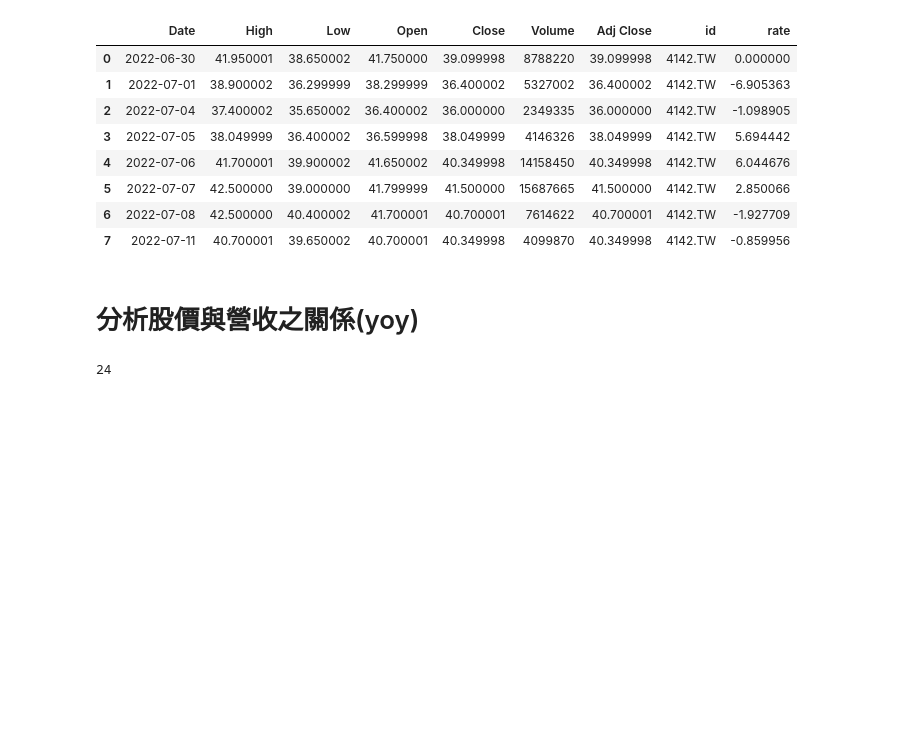
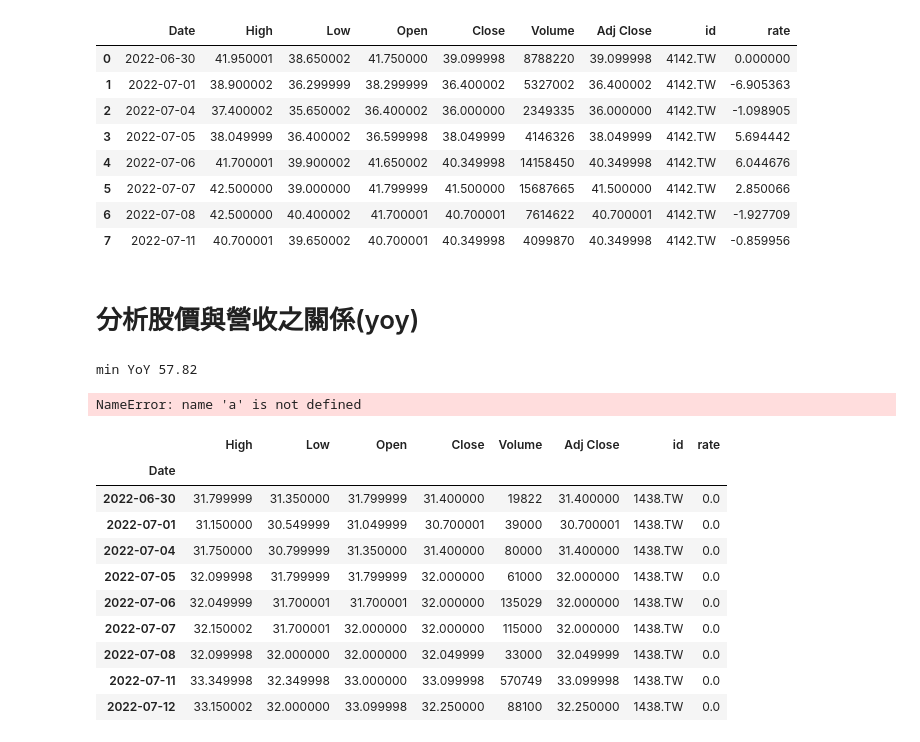
Before and after one commit to samwang1228/stock, a Jupyter notebook: 紹丞/爬蟲/財報/All_stock_MOM.ipynb, the cells around one changed output. Cells and saved outputs as stored; diff of their text form; code cells hidden in the pictures; blank space fills up the shorter version.

```diff
--- a/紹丞/爬蟲/財報/All_stock_MOM.ipynb
+++ b/紹丞/爬蟲/財報/All_stock_MOM.ipynb
@@ -131,6 +131,7 @@ for i in range(99):
 # label data
 for i in range(99):
     df[i]['id']=a[i]
+    df[i]['rate']=0.0 #新增欄位要先初始化且value決定type
 # %%
 for i in range(99):
 
@@ -305,6 +306,42 @@ test[1]
 # %% [markdown]
 # 分析股價與營收之關係(yoy)
 # %%
-len(a)
+yoyrate=res.copy()
+minYoY=yoyrate['去年同月增減(%)'].nlargest(100).min()
+print('min YoY',minYoY)
+yoyfilter=yoyrate['去年同月增減(%)']>minYoY
+yoyrate=yoyrate[yoyfilter]
+yoyrate=yoyrate.sort_values(['去年同月增減(%)'],ascending=False)
+tempYoY=yoyrate.set_index('公司代號')
+
+aYoY=[]
+for i in range(99):
+    aYoY.append(tempYoY.index[i]+'.TW')
+start = datetime.datetime(2022,6,30) #from datatime
+df=[]
+for i in range(99):
+    df.append(pdr.DataReader(aYoY[i], 'yahoo', start=start))
 # %% [output]
-24
+min YoY 57.82
+NameError: name 'a' is not defined
+# %%
+for i in range(99):
+    df[i].drop(columns=['rate'])
+# %%
+# label data
+for i in range(99):
+    df[i]['id']=aYoY[i]
+    df[i]['rate']=0.0 #新增欄位要先初始化
+df[0]
+# %% [output]
+|  | High | Low | Open | Close | Volume | Adj Close | id | rate |
+| Date |  |  |  |  |  |  |  |  |
+| 2022-06-30 | 31.799999 | 31.350000 | 31.799999 | 31.400000 | 19822 | 31.400000 | 1438.TW | 0.0 |
+| 2022-07-01 | 31.150000 | 30.549999 | 31.049999 | 30.700001 | 39000 | 30.700001 | 1438.TW | 0.0 |
+| 2022-07-04 | 31.750000 | 30.799999 | 31.350000 | 31.400000 | 80000 | 31.400000 | 1438.TW | 0.0 |
+| 2022-07-05 | 32.099998 | 31.799999 | 31.799999 | 32.000000 | 61000 | 32.000000 | 1438.TW | 0.0 |
+| 2022-07-06 | 32.049999 | 31.700001 | 31.700001 | 32.000000 | 135029 | 32.000000 | 1438.TW | 0.0 |
+| 2022-07-07 | 32.150002 | 31.700001 | 32.000000 | 32.000000 | 115000 | 32.000000 | 1438.TW | 0.0 |
+| 2022-07-08 | 32.099998 | 32.000000 | 32.000000 | 32.049999 | 33000 | 32.049999 | 1438.TW | 0.0 |
+| 2022-07-11 | 33.349998 | 32.349998 | 33.000000 | 33.099998 | 570749 | 33.099998 | 1438.TW | 0.0 |
+| 2022-07-12 | 33.150002 | 32.000000 | 33.099998 | 32.250000 | 88100 | 32.250000 | 1438.TW | 0.0 |
```
Also changed, not shown: parts of 19 cells of this notebook, 3 other files.
